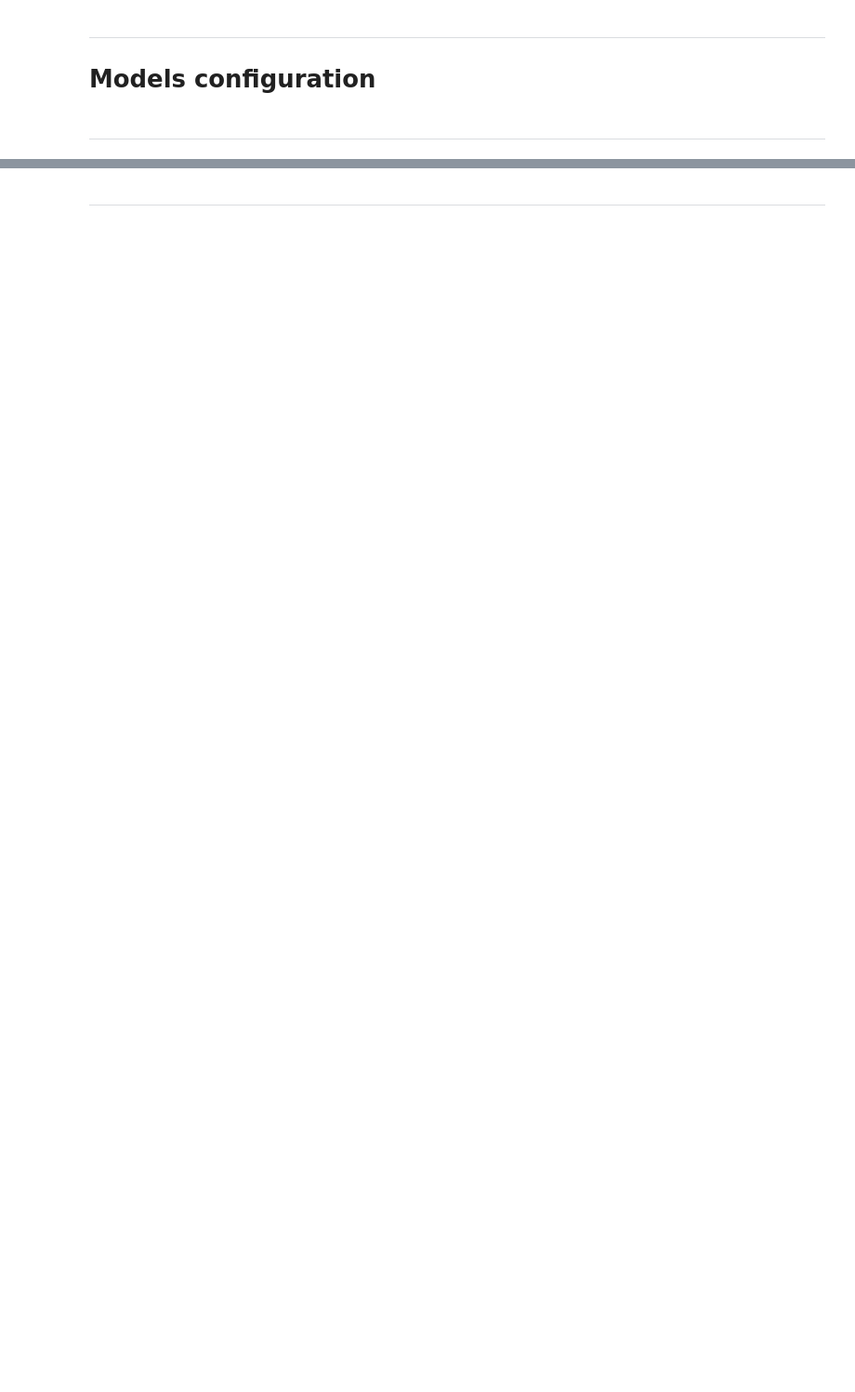
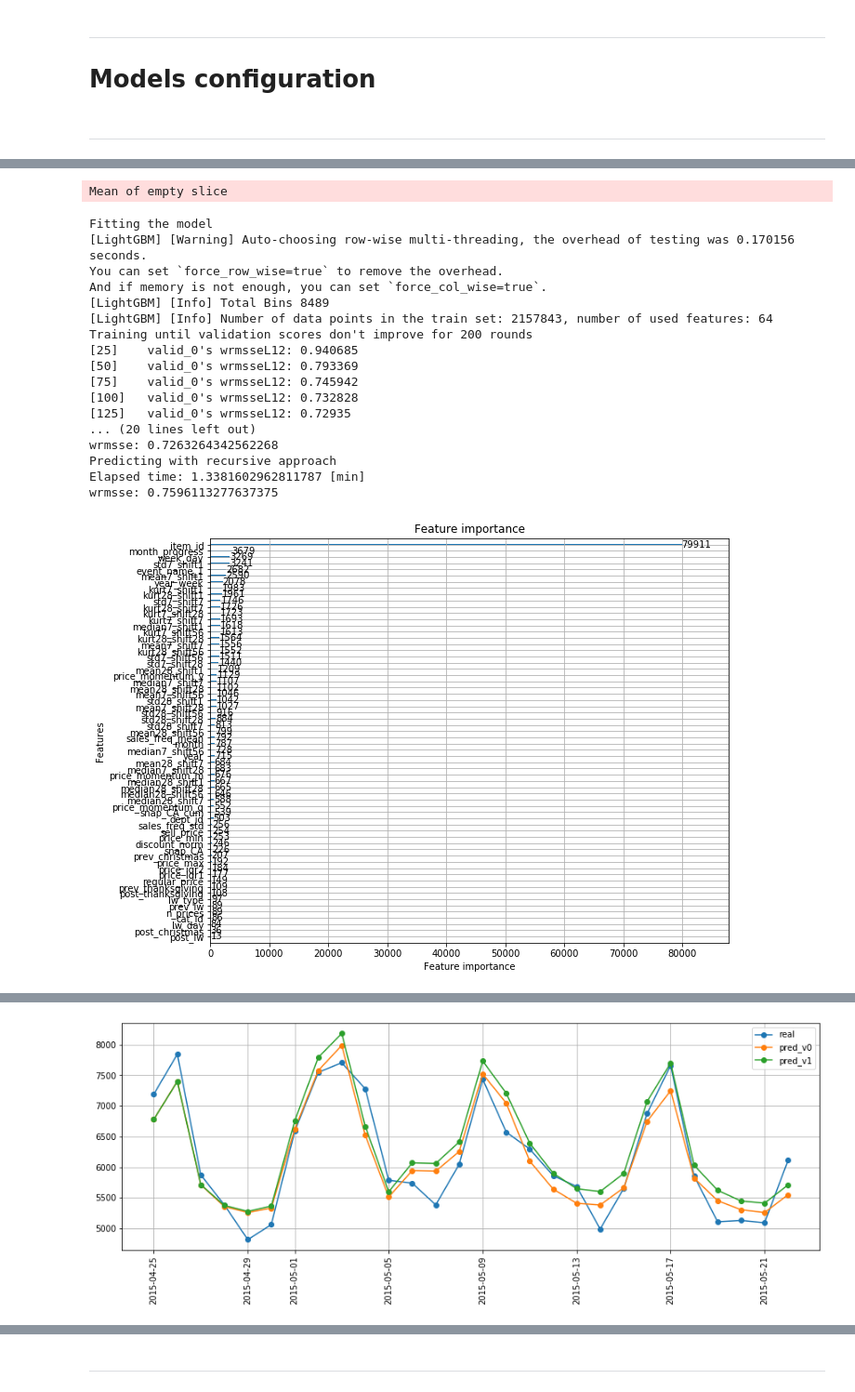
Before and after one commit to mavillan/m5-forecasting-accuracy, a Jupyter notebook: notebooks/pipeline-level12.ipynb, the cells around one changed output, grey strips where cells are left out. Shown at 93% size. Saved outputs shown, nothing was run; the diff lists cells and outputs as text; code cells hidden in the pictures; blank space fills up the shorter version.

Commit message:
Last updates to pipeline-level12 notebook

```diff
--- a/notebooks/pipeline-level12.ipynb
+++ b/notebooks/pipeline-level12.ipynb
@@ -215,25 +228,13 @@ for i,valid_period in enumerate(valid_periods):
     model_level12 = LightGBMForecaster(**model_kwargs)
     model_level12.prepare_features(train_data=_train_data, valid_index=_valid_index)
     model_level12.train_features.dropna(subset=lagged_features_to_dropna, axis=0, inplace=True)
+    #drop_idx = model_level12.train_features.query("no_stock_days >= 7*sales_freq_mean").index
+    #model_level12.train_features.drop(drop_idx, inplace=True)
     model_level12.train_features = reduce_mem_usage(model_level12.train_features)
     model_level12.valid_features = reduce_mem_usage(model_level12.valid_features)
+
     ts_id_in_train = model_level12.train_features.ts_id.unique()
     model_level12.valid_features = model_level12.valid_features.query("ts_id in @ts_id_in_train")
-
-    # needed to remove leakage of 'no_stock' feature
-    no_stock_ts = list()
-    for threshold in [28, 56, 84, 112, 140, 168]:
-        left_date = model_level12.train_features.ds.max() - pd.DateOffset(days=threshold)
-        no_stock_ts.append((model_level12.train_features
-                            .query("ds >= @left_date")
-                            .groupby(["ts_id"])
-                            .filter(lambda x: np.all(x.y==0))
-                            .loc[:, ["ts_id"]]
-                            .drop_duplicates()))
-    model_level12.valid_features["no_stock"] = 0
-    for j,no_stock in enumerate(no_stock_ts):
-        idx = model_level12.valid_features.query("ts_id in @no_stock.ts_id").index
-        model_level12.valid_features.loc[idx, "no_stock"] = j+1
 
     logger.write(f"- training samples: {len(model_level12.train_features)} \n\n")
     logger.write(f"- validation samples: {len(model_level12.valid_features)} \n\n")
@@ -280,30 +281,49 @@ for i,valid_period in enumerate(valid_periods):
     valid_data = model_level12.valid_features.loc[:, model_level12.raw_train_columns].drop("y", axis=1)
     forecast_v1 = model_level12.predict(valid_data, recursive=True)
     tac = time.time()
     print(f"Elapsed time: {(tac-tic)/60.} [min]")
 
     wrmsse = evaluator._evaluate(forecast_v1.y_pred.values)
     errors_v1[f"f{i}"] = wrmsse
     print("wrmsse:", wrmsse)
 
     logger.write(f"- wrmsse approach 2: {wrmsse} \n\n")
     logger.flush()
 
     mrg = (model_level12.valid_features.groupby(["ds"])["y"].sum().reset_index()
            .merge(forecast_v0.groupby(["ds"])["y_pred"].sum().reset_index(), on="ds")
            .merge(forecast_v1.groupby(["ds"])["y_pred"].sum().reset_index(), on="ds"))
     plt.figure(figsize=(15,5))
     plt.plot_date(mrg.ds, mrg.y, "o-", label="real")
     plt.plot_date(mrg.ds, mrg.y_pred_x, "o-", label="pred_v0")
     plt.plot_date(mrg.ds, mrg.y_pred_y, "o-", label="pred_v1")
     plt.grid()
     plt.xticks(rotation=90)
     plt.legend(loc="best")
     plt.show()
 
     del model_level12, _train_data, _valid_index
     gc.collect()
 # %% [output]
 ####################################################################################################
 ##### Validation period: (Timestamp('2015-04-25 00:00:00'), Timestamp('2015-05-22 00:00:00')) ######
 ####################################################################################################
+Mean of empty slice
+Fitting the model
+[LightGBM] [Warning] Auto-choosing row-wise multi-threading, the overhead of testing was 0.170156 seconds.
+You can set `force_row_wise=true` to remove the overhead.
+And if memory is not enough, you can set `force_col_wise=true`.
+[LightGBM] [Info] Total Bins 8489
+[LightGBM] [Info] Number of data points in the train set: 2157843, number of used features: 64
+Training until validation scores don't improve for 200 rounds
+[25]    valid_0's wrmsseL12: 0.940685
+[50]    valid_0's wrmsseL12: 0.793369
+[75]    valid_0's wrmsseL12: 0.745942
+[100]   valid_0's wrmsseL12: 0.732828
+[125]   valid_0's wrmsseL12: 0.72935
+... (20 lines left out)
+wrmsse: 0.7263264342562268
+Predicting with recursive approach
+Elapsed time: 1.3381602962811787 [min]
+wrmsse: 0.7596113277637375
+[figure, added]
@@ -309,0 +331 @@ for i,valid_period in enumerate(valid_periods):
+[figure, added]
```
Also changed, not shown: parts of 6 cells of this notebook.
